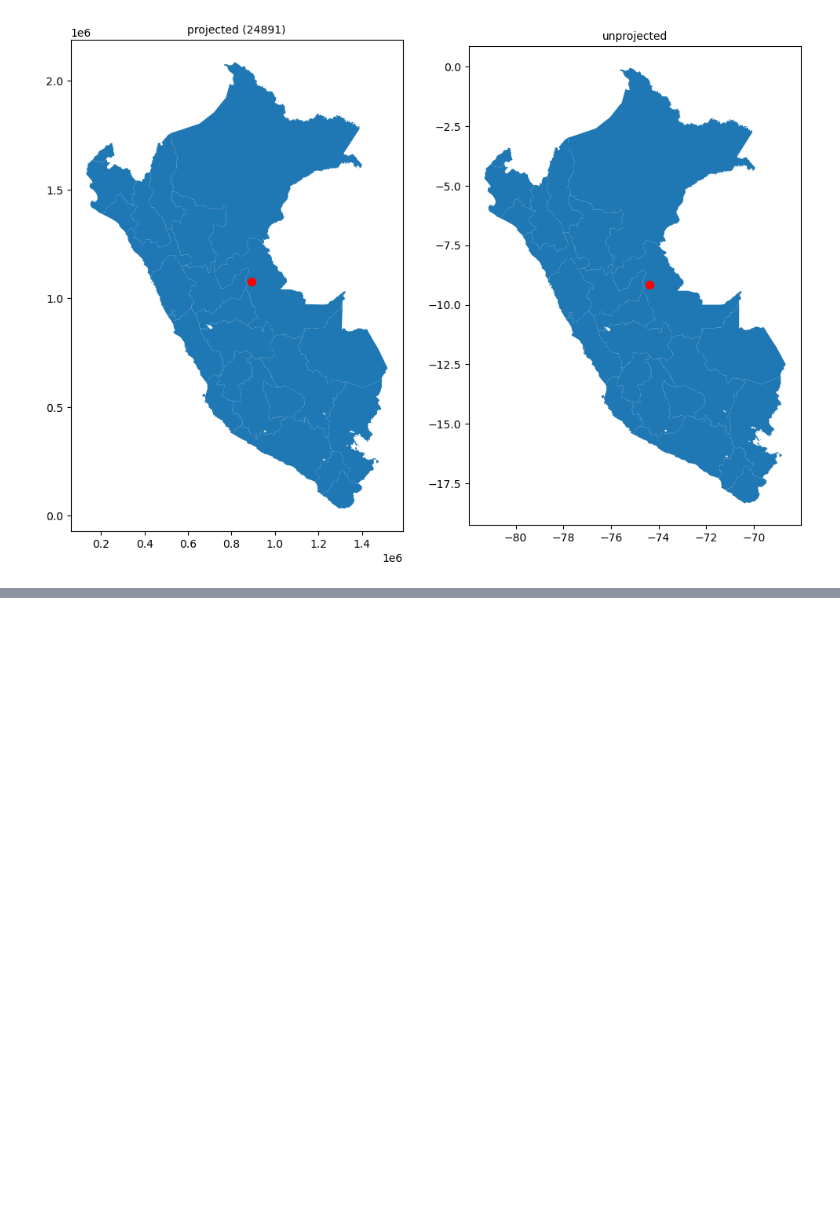
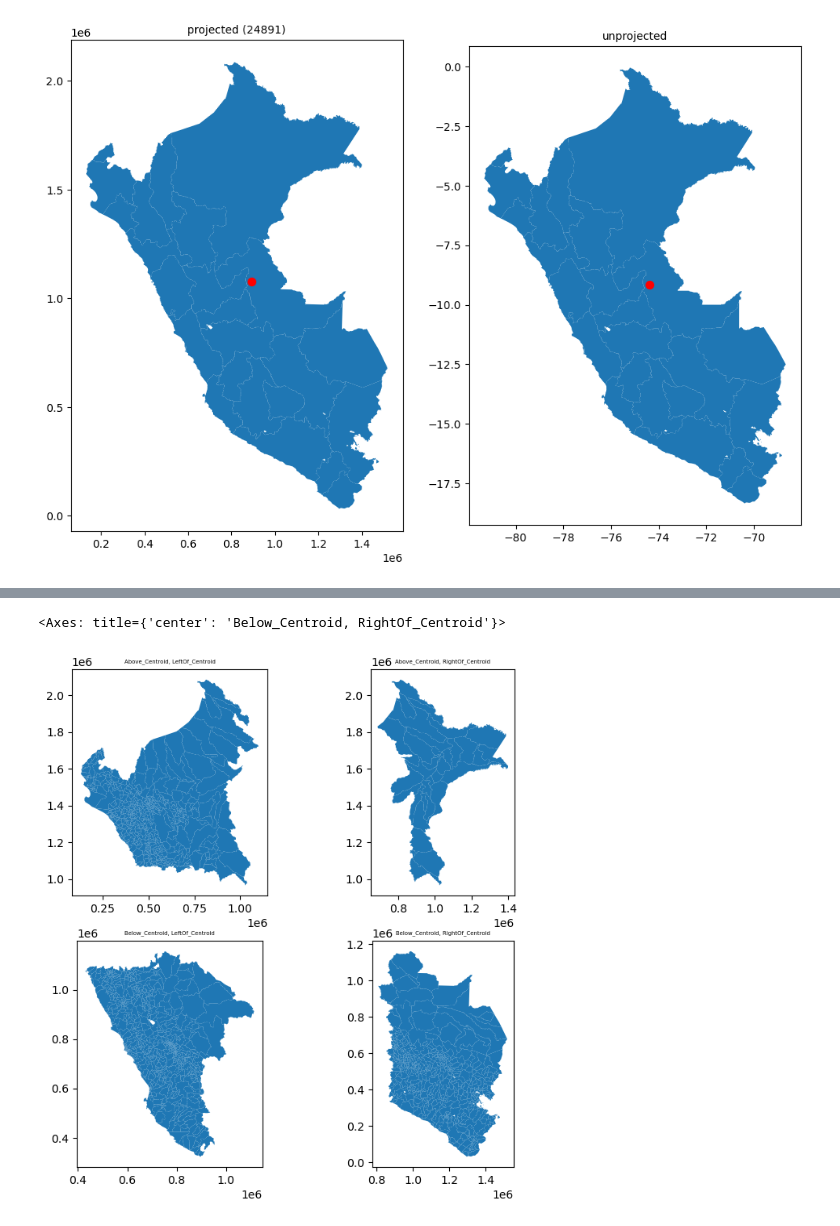
Before and after one commit to thiagoDali/preprocesamientoPeru, a Jupyter notebook: codigo_preprocesamiento.ipynb, the cells around one changed output, grey strips where cells are left out. Cells and saved outputs as stored; diff of their text form; code cells hidden in the pictures; blank space fills up the shorter version.

```diff
--- a/codigo_preprocesamiento.ipynb
+++ b/codigo_preprocesamiento.ipynb
@@ -162,0 +367,7 @@ peru_24891.to_file(os.path.join("mapas","peruMapa24891_.gpkg"), driver="GPKG")
+# %%
+limitesDistritales.crs = "EPSG:4326"
+limitesProvinciales.crs = "EPSG:4326"
+# %%
+#ahora podemos proyectarlo
+limitesDistritales_24891 = limitesDistritales.to_crs(24891)
+limitesProvinciales_24891 = limitesProvinciales.to_crs(24891)
@@ -162,0 +380,19 @@ peru_24891.to_file(os.path.join("mapas","peruMapa24891_.gpkg"), driver="GPKG")
+# %%
+centroidePeruProyectado24891 = peruProyectado24891.geometry.unary_union.centroid
+
+fig, axs = pyplot.subplots(nrows=2, ncols=2, sharex=False, sharey=False, figsize=(8,8))
+
+axs[0,0].set_title('Above_Centroid, LeftOf_Centroid', fontsize=5)
+limitesDistritales_24891.cx[:centroidePeruProyectado24891.x,centroidePeruProyectado24891.y:].plot(ax=axs[0,0])
+
+axs[0,1].set_title('Above_Centroid, RightOf_Centroid', fontsize=5)
+limitesDistritales_24891.cx[centroidePeruProyectado24891.x:,centroidePeruProyectado24891.y:].plot(ax=axs[0,1])
+
+axs[1,0].set_title('Below_Centroid, LeftOf_Centroid', fontsize=5)
+limitesDistritales_24891.cx[:centroidePeruProyectado24891.x,:centroidePeruProyectado24891.y].plot(ax=axs[1,0])
+
+axs[1,1].set_title('Below_Centroid, RightOf_Centroid', fontsize=5)
+limitesDistritales_24891.cx[centroidePeruProyectado24891.x:,:centroidePeruProyectado24891.y].plot(ax=axs[1,1])
+# %% [output]
+<Axes: title={'center': 'Below_Centroid, RightOf_Centroid'}>
+[figure, added]
```
Also changed, not shown: parts of 24 cells of this notebook, 17 other files.
